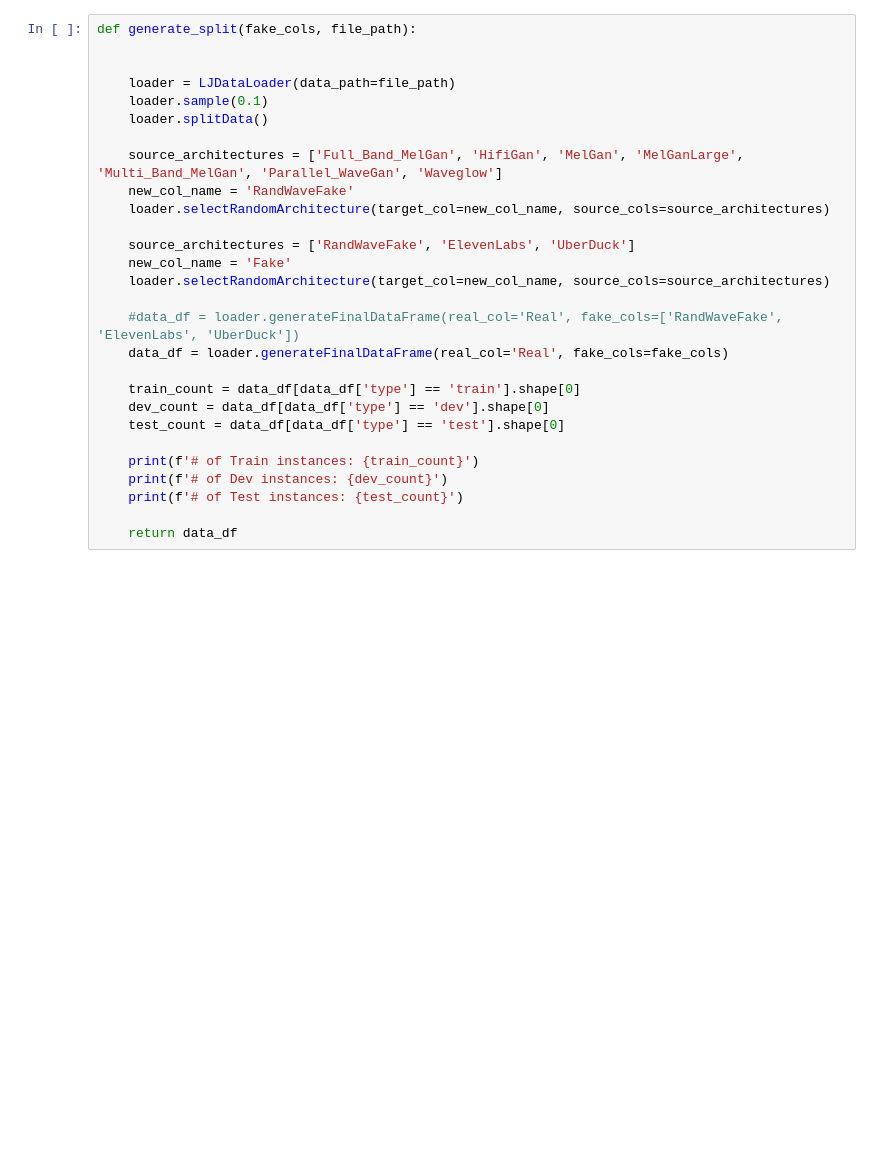
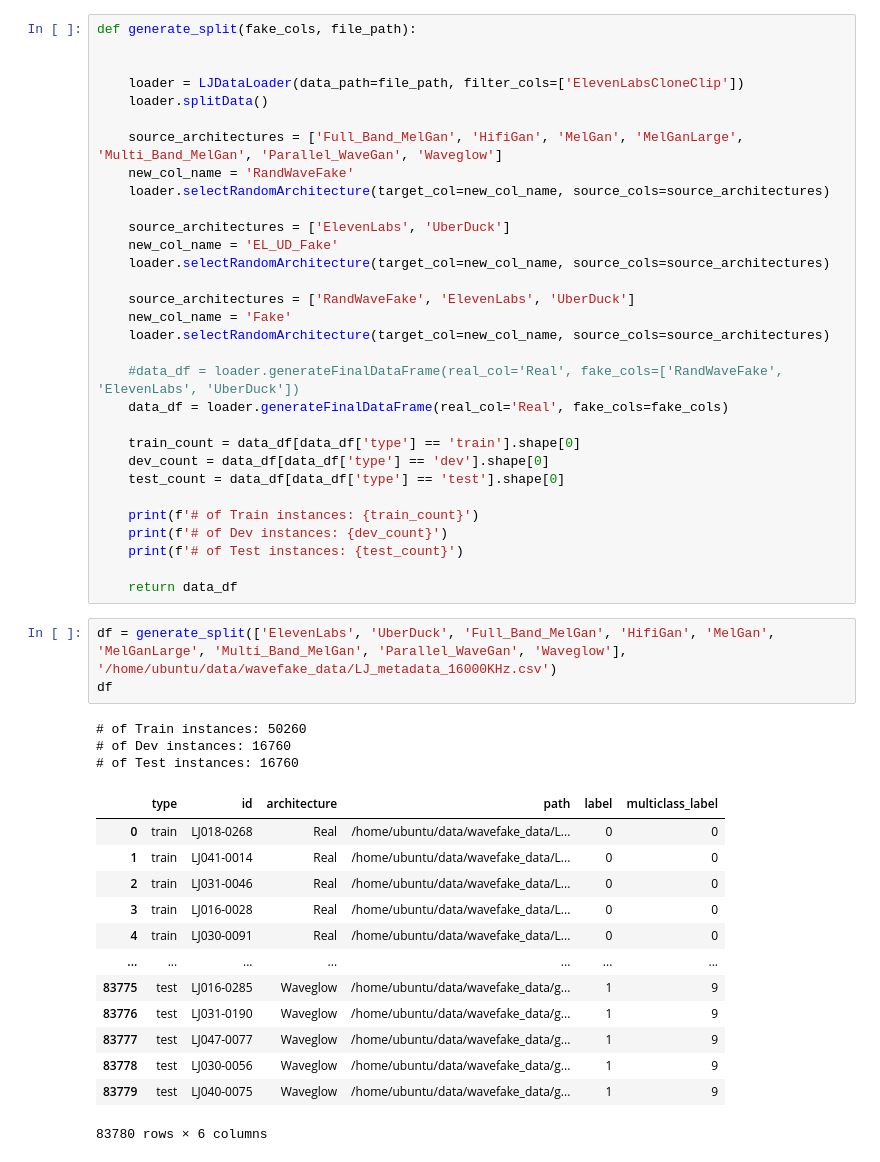
Before and after one commit to romitbarua/MultiModalDeepFake, a Jupyter notebook: scripts/Examples/FullPipelineExample-RB-Edit.ipynb, the cells around one changed output. Drawn from its saved outputs; the diff is of its cells as text; blank space fills up the shorter version.

```diff
--- a/scripts/Examples/FullPipelineExample-RB-Edit.ipynb
+++ b/scripts/Examples/FullPipelineExample-RB-Edit.ipynb
@@ -36,12 +30,15 @@ from packages.SmileFeatureManager import SmileFeatureManager
 def generate_split(fake_cols, file_path):
 
 
-    loader = LJDataLoader(data_path=file_path)
-    loader.sample(0.1)
+    loader = LJDataLoader(data_path=file_path, filter_cols=['ElevenLabsCloneClip'])
     loader.splitData()
 
     source_architectures = ['Full_Band_MelGan', 'HifiGan', 'MelGan', 'MelGanLarge', 'Multi_Band_MelGan', 'Parallel_WaveGan', 'Waveglow']
     new_col_name = 'RandWaveFake'
+    loader.selectRandomArchitecture(target_col=new_col_name, source_cols=source_architectures)
+
+    source_architectures = ['ElevenLabs', 'UberDuck']
+    new_col_name = 'EL_UD_Fake'
     loader.selectRandomArchitecture(target_col=new_col_name, source_cols=source_architectures)
 
     source_architectures = ['RandWaveFake', 'ElevenLabs', 'UberDuck']
@@ -60,3 +57,23 @@ def generate_split(fake_cols, file_path):
     print(f'# of Test instances: {test_count}')
 
     return data_df
+# %%
+df = generate_split(['ElevenLabs', 'UberDuck', 'Full_Band_MelGan', 'HifiGan', 'MelGan', 'MelGanLarge', 'Multi_Band_MelGan', 'Parallel_WaveGan', 'Waveglow'], '/home/ubuntu/data/wavefake_data/LJ_metadata_16000KHz.csv')
+df
+# %% [output]
+# of Train instances: 50260
+# of Dev instances: 16760
+# of Test instances: 16760
+|  | type | id | architecture | path | label | multiclass_label |
+| 0 | train | LJ018-0268 | Real | /home/ubuntu/data/wavefake_data/L... | 0 | 0 |
+| 1 | train | LJ041-0014 | Real | /home/ubuntu/data/wavefake_data/L... | 0 | 0 |
+| 2 | train | LJ031-0046 | Real | /home/ubuntu/data/wavefake_data/L... | 0 | 0 |
+| 3 | train | LJ016-0028 | Real | /home/ubuntu/data/wavefake_data/L... | 0 | 0 |
+| 4 | train | LJ030-0091 | Real | /home/ubuntu/data/wavefake_data/L... | 0 | 0 |
+| ... | ... | ... | ... | ... | ... | ... |
+| 83775 | test | LJ016-0285 | Waveglow | /home/ubuntu/data/wavefake_data/g... | 1 | 9 |
+| 83776 | test | LJ031-0190 | Waveglow | /home/ubuntu/data/wavefake_data/g... | 1 | 9 |
+| 83777 | test | LJ047-0077 | Waveglow | /home/ubuntu/data/wavefake_data/g... | 1 | 9 |
+| 83778 | test | LJ030-0056 | Waveglow | /home/ubuntu/data/wavefake_data/g... | 1 | 9 |
+| 83779 | test | LJ040-0075 | Waveglow | /home/ubuntu/data/wavefake_data/g... | 1 | 9 |
+83780 rows × 6 columns
```
Also changed, not shown: parts of 25 cells of this notebook, 43 other files.
